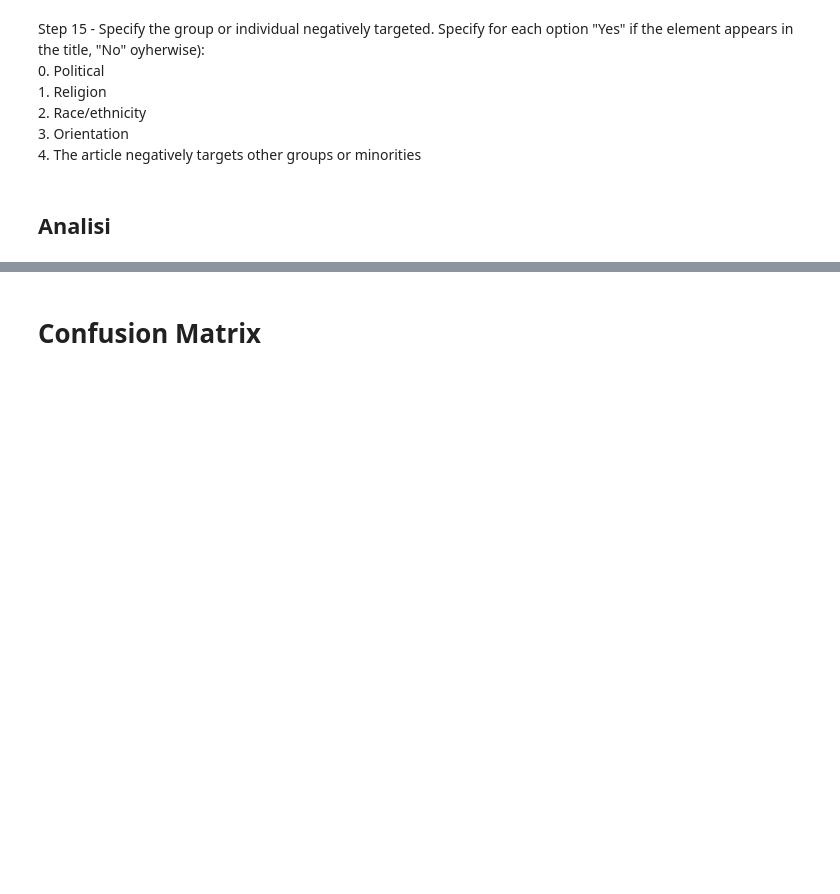
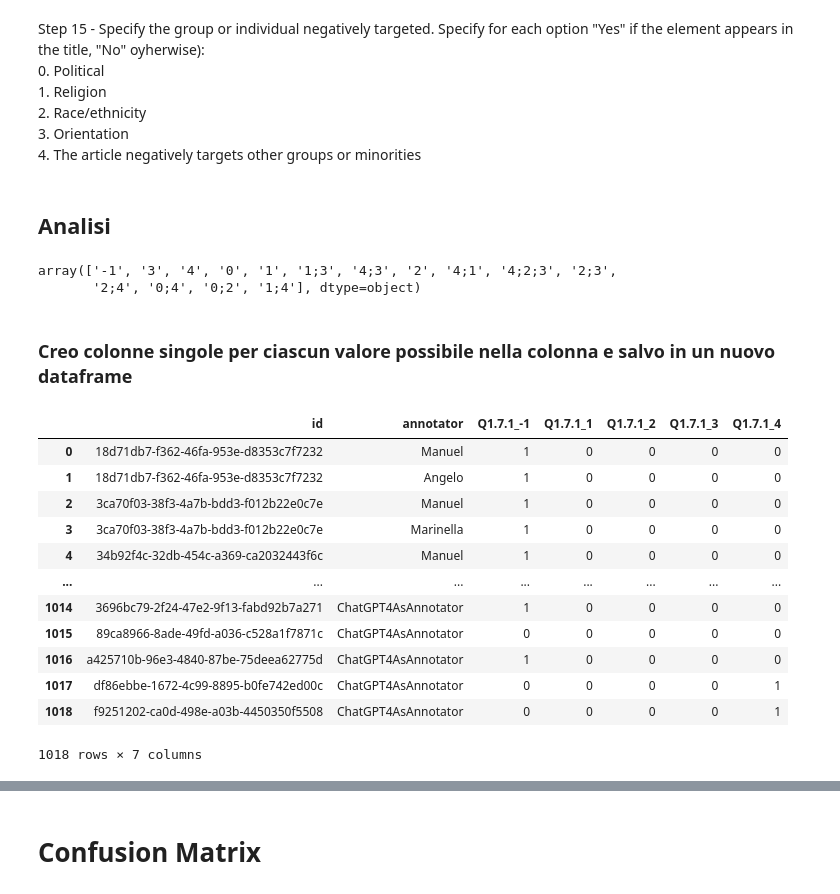
Before and after one commit to bianchi-john/ChatGPTAsAnnotator, a Jupyter notebook: Code/Comparison.ipynb, the cells around one changed output, grey strips where cells are left out. Cells and saved outputs as stored; diff of their text form; code cells hidden in the pictures; blank space fills up the shorter version.

```diff
--- a/Code/Comparison.ipynb
+++ b/Code/Comparison.ipynb
@@ -761,3 +782,38 @@ Step 15 - Specify the group or individual negatively targeted. Specify for each
     4.  The article negatively targets other groups or minorities<br>
 # %% [markdown]
 ## Analisi
+# %%
+df['Q1.7.1'].unique()
+# %% [output]
+array(['-1', '3', '4', '0', '1', '1;3', '4;3', '2', '4;1', '4;2;3', '2;3',
+       '2;4', '0;4', '0;2', '1;4'], dtype=object)
+# %% [markdown]
+### Creo colonne singole per ciascun valore possibile nella colonna e salvo in un nuovo dataframe
+# %%
+# Dividi la colonna 'Q1.3' in colonne separate
+df_split = df['Q1.7.1'].str.get_dummies(sep=';')
+
+# Rinomina le colonne con i valori unici
+df_split.columns = ['Q1.7.1_' + col for col in df_split.columns]
+
+# Unisci il dataframe diviso con il dataframe originale
+df_1_7_1 = pd.concat([df, df_split], axis=1)
+
+# Mostra il dataframe risultante
+df_1_7_1 = df_1_7_1.loc[:, ['id','annotator','Q1.7.1_-1','Q1.7.1_1','Q1.7.1_2','Q1.7.1_3','Q1.7.1_4']]
+
+df_1_7_1
+# %% [output]
+|  | id | annotator | Q1.7.1_-1 | Q1.7.1_1 | Q1.7.1_2 | Q1.7.1_3 | Q1.7.1_4 |
+| 0 | 18d71db7-f362-46fa-953e-d8353c7f7232 | Manuel | 1 | 0 | 0 | 0 | 0 |
+| 1 | 18d71db7-f362-46fa-953e-d8353c7f7232 | Angelo | 1 | 0 | 0 | 0 | 0 |
+| 2 | 3ca70f03-38f3-4a7b-bdd3-f012b22e0c7e | Manuel | 1 | 0 | 0 | 0 | 0 |
+| 3 | 3ca70f03-38f3-4a7b-bdd3-f012b22e0c7e | Marinella | 1 | 0 | 0 | 0 | 0 |
+| 4 | 34b92f4c-32db-454c-a369-ca2032443f6c | Manuel | 1 | 0 | 0 | 0 | 0 |
+| ... | ... | ... | ... | ... | ... | ... | ... |
+| 1014 | 3696bc79-2f24-47e2-9f13-fabd92b7a271 | ChatGPT4AsAnnotator | 1 | 0 | 0 | 0 | 0 |
+| 1015 | 89ca8966-8ade-49fd-a036-c528a1f7871c | ChatGPT4AsAnnotator | 0 | 0 | 0 | 0 | 0 |
+| 1016 | a425710b-96e3-4840-87be-75deea62775d | ChatGPT4AsAnnotator | 1 | 0 | 0 | 0 | 0 |
+| 1017 | df86ebbe-1672-4c99-8895-b0fe742ed00c | ChatGPT4AsAnnotator | 0 | 0 | 0 | 0 | 1 |
+| 1018 | f9251202-ca0d-498e-a03b-4450350f5508 | ChatGPT4AsAnnotator | 0 | 0 | 0 | 0 | 1 |
+1018 rows × 7 columns
```
Also changed, not shown: parts of 7 cells of this notebook, 3 other files.
